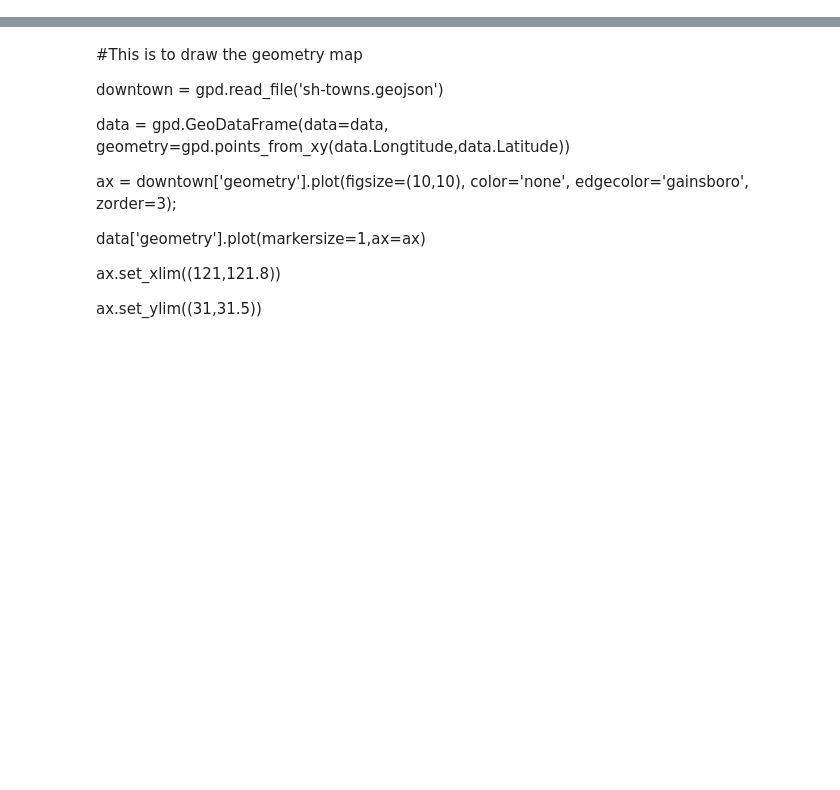
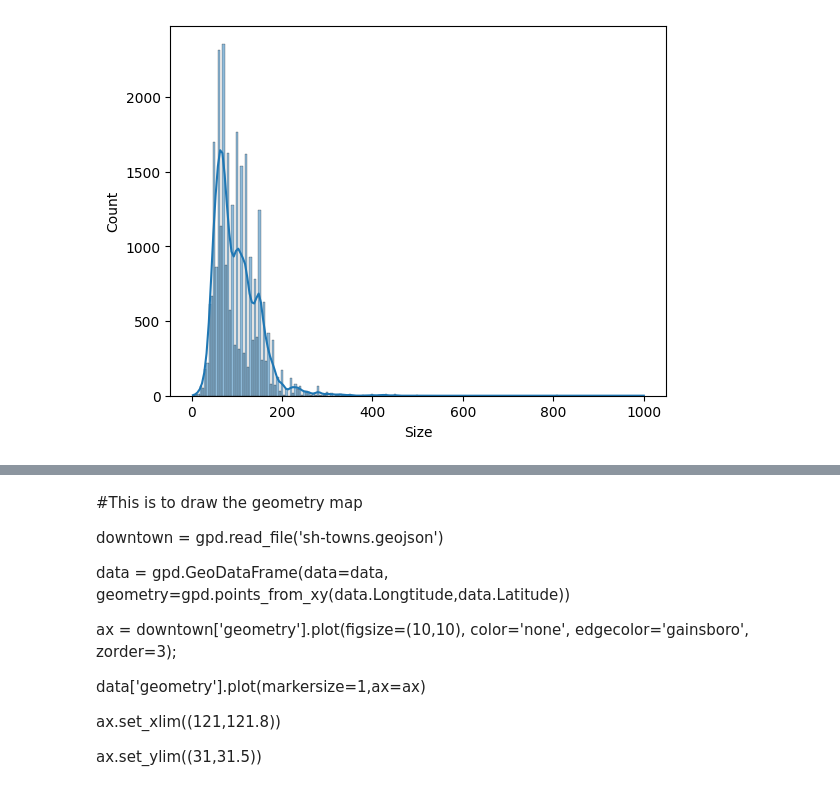
Before and after one commit to JessicaChuh/shanghai_housing, a Jupyter notebook: models_exploring.ipynb, the cells around one changed output, grey strips where cells are left out. Saved outputs shown, nothing was run; the diff lists cells and outputs as text; code cells hidden in the pictures; blank space fills up the shorter version.

```diff
--- a/models_exploring.ipynb
+++ b/models_exploring.ipynb
@@ -36,2 +30,0 @@ Name: Size, dtype: object
-# %%
-data['Size'].replace(r"\D+", "", regex=True, inplace=True)
@@ -39,0 +31,2 @@ data = clean_data(data)
+# %%
+data = data.drop_duplicates()
@@ -92,0 +70,5 @@ Name: Area, dtype: int64
+# %%
+import seaborn as sns
+sns.histplot(data['Size'], bins=200,kde = True);
+# %% [output]
+[figure, added]
```
Also changed, not shown: parts of 17 cells of this notebook, 3 other files.
